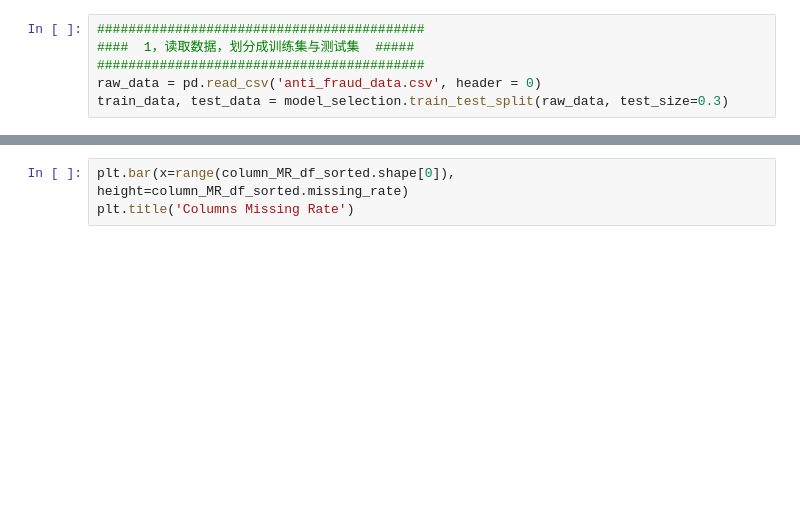
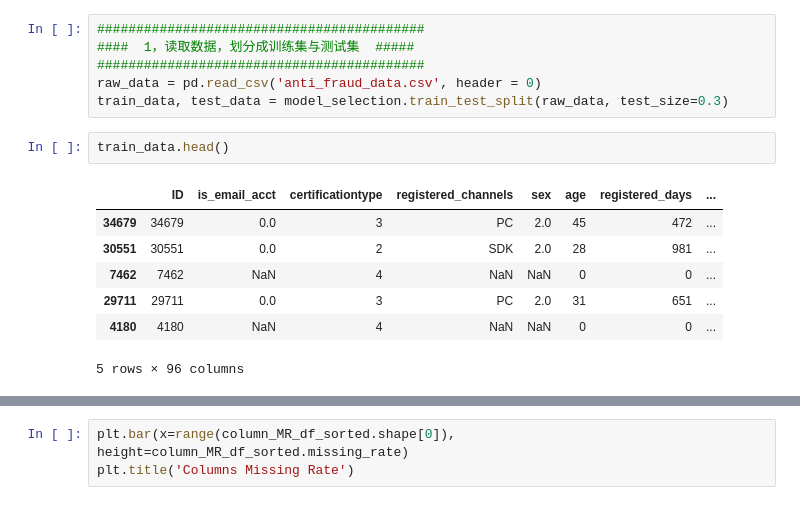
Before and after one commit to mayi140611/LSCJcourses, a Jupyter notebook: FNDA/05/FNHW05.ipynb, the cells around one changed output, grey strips where cells are left out. Saved outputs shown, nothing was run; the diff lists cells and outputs as text; blank space fills up the shorter version.

```diff
--- a/FNDA/05/FNHW05.ipynb
+++ b/FNDA/05/FNHW05.ipynb
@@ -77,3 +77,13 @@ def Zero_Score_Normalization(df,col,percentiles=[1,99]):
 ##########################################
 raw_data = pd.read_csv('anti_fraud_data.csv', header = 0)
 train_data, test_data = model_selection.train_test_split(raw_data, test_size=0.3)
+# %%
+train_data.head()
+# %% [output]
+|  | ID | is_email_acct | certificationtype | registered_channels | sex | age | registered_days | ... |
+| 34679 | 34679 | 0.0 | 3 | PC | 2.0 | 45 | 472 | ... |
+| 30551 | 30551 | 0.0 | 2 | SDK | 2.0 | 28 | 981 | ... |
+| 7462 | 7462 | NaN | 4 | NaN | NaN | 0 | 0 | ... |
+| 29711 | 29711 | 0.0 | 3 | PC | 2.0 | 31 | 651 | ... |
+| 4180 | 4180 | NaN | 4 | NaN | NaN | 0 | 0 | ... |
+5 rows × 96 columns
```
Also changed, not shown: parts of 19 cells of this notebook, 10 other files.
